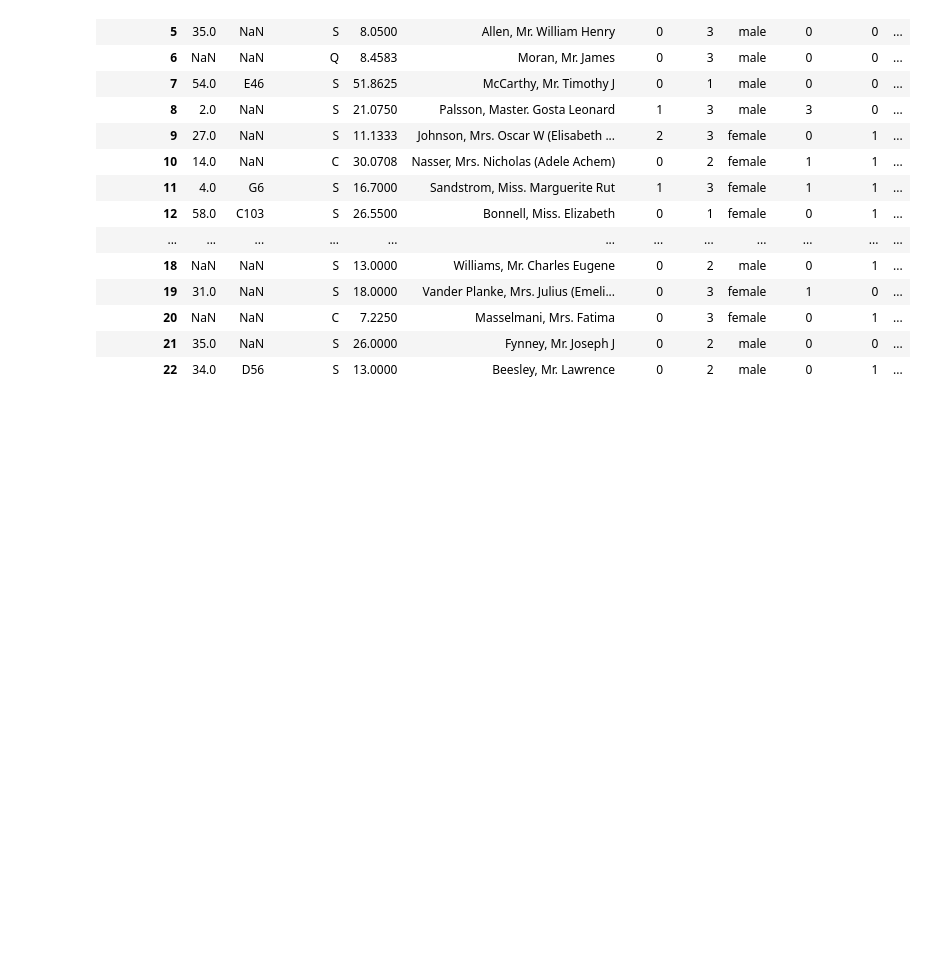
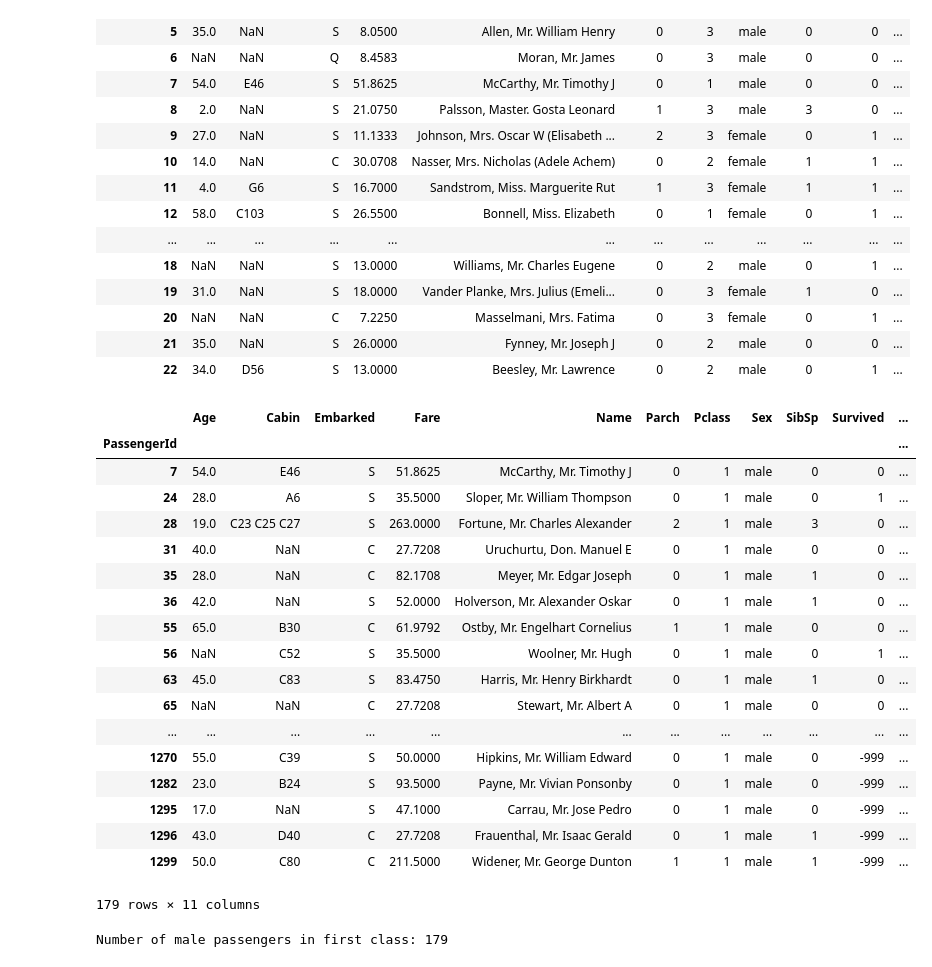
Before and after one commit to ketan12sharma/titanic, a Jupyter notebook: notebooks/ExploringData_Titanic.ipynb, the cells around one changed output. Drawn from its saved outputs; the diff is of its cells as text; code cells hidden in the pictures; blank space fills up the shorter version.

```diff
--- a/notebooks/ExploringData_Titanic.ipynb
+++ b/notebooks/ExploringData_Titanic.ipynb
@@ -189,3 +189,31 @@ df.iloc[2:22, ]
 | 20 | NaN | NaN | C | 7.2250 | Masselmani, Mrs. Fatima | 0 | 3 | female | 0 | 1 | ... |
 | 21 | 35.0 | NaN | S | 26.0000 | Fynney, Mr. Joseph J | 0 | 2 | male | 0 | 0 | ... |
 | 22 | 34.0 | D56 | S | 13.0000 | Beesley, Mr. Lawrence | 0 | 2 | male | 0 | 1 | ... |
+# %%
+male_passengers = df.loc[(df.Sex == 'male') & (df.Pclass == 1)]
+# %%
+male_passengers
+# %% [output]
+|  | Age | Cabin | Embarked | Fare | Name | Parch | Pclass | Sex | SibSp | Survived | ... |
+| PassengerId |  |  |  |  |  |  |  |  |  |  | ... |
+| 7 | 54.0 | E46 | S | 51.8625 | McCarthy, Mr. Timothy J | 0 | 1 | male | 0 | 0 | ... |
+| 24 | 28.0 | A6 | S | 35.5000 | Sloper, Mr. William Thompson | 0 | 1 | male | 0 | 1 | ... |
+| 28 | 19.0 | C23 C25 C27 | S | 263.0000 | Fortune, Mr. Charles Alexander | 2 | 1 | male | 3 | 0 | ... |
+| 31 | 40.0 | NaN | C | 27.7208 | Uruchurtu, Don. Manuel E | 0 | 1 | male | 0 | 0 | ... |
+| 35 | 28.0 | NaN | C | 82.1708 | Meyer, Mr. Edgar Joseph | 0 | 1 | male | 1 | 0 | ... |
+| 36 | 42.0 | NaN | S | 52.0000 | Holverson, Mr. Alexander Oskar | 0 | 1 | male | 1 | 0 | ... |
+| 55 | 65.0 | B30 | C | 61.9792 | Ostby, Mr. Engelhart Cornelius | 1 | 1 | male | 0 | 0 | ... |
+| 56 | NaN | C52 | S | 35.5000 | Woolner, Mr. Hugh | 0 | 1 | male | 0 | 1 | ... |
+| 63 | 45.0 | C83 | S | 83.4750 | Harris, Mr. Henry Birkhardt | 0 | 1 | male | 1 | 0 | ... |
+| 65 | NaN | NaN | C | 27.7208 | Stewart, Mr. Albert A | 0 | 1 | male | 0 | 0 | ... |
+| ... | ... | ... | ... | ... | ... | ... | ... | ... | ... | ... | ... |
+| 1270 | 55.0 | C39 | S | 50.0000 | Hipkins, Mr. William Edward | 0 | 1 | male | 0 | -999 | ... |
+| 1282 | 23.0 | B24 | S | 93.5000 | Payne, Mr. Vivian Ponsonby | 0 | 1 | male | 0 | -999 | ... |
+| 1295 | 17.0 | NaN | S | 47.1000 | Carrau, Mr. Jose Pedro | 0 | 1 | male | 0 | -999 | ... |
+| 1296 | 43.0 | D40 | C | 27.7208 | Frauenthal, Mr. Isaac Gerald | 0 | 1 | male | 1 | -999 | ... |
+| 1299 | 50.0 | C80 | C | 211.5000 | Widener, Mr. George Dunton | 1 | 1 | male | 1 | -999 | ... |
+179 rows × 11 columns
+# %%
+print('Number of male passengers in first class: {0} '.format(len(male_passengers)))
+# %% [output]
+Number of male passengers in first class: 179
```
Also changed, not shown: parts of 15 cells of this notebook.
